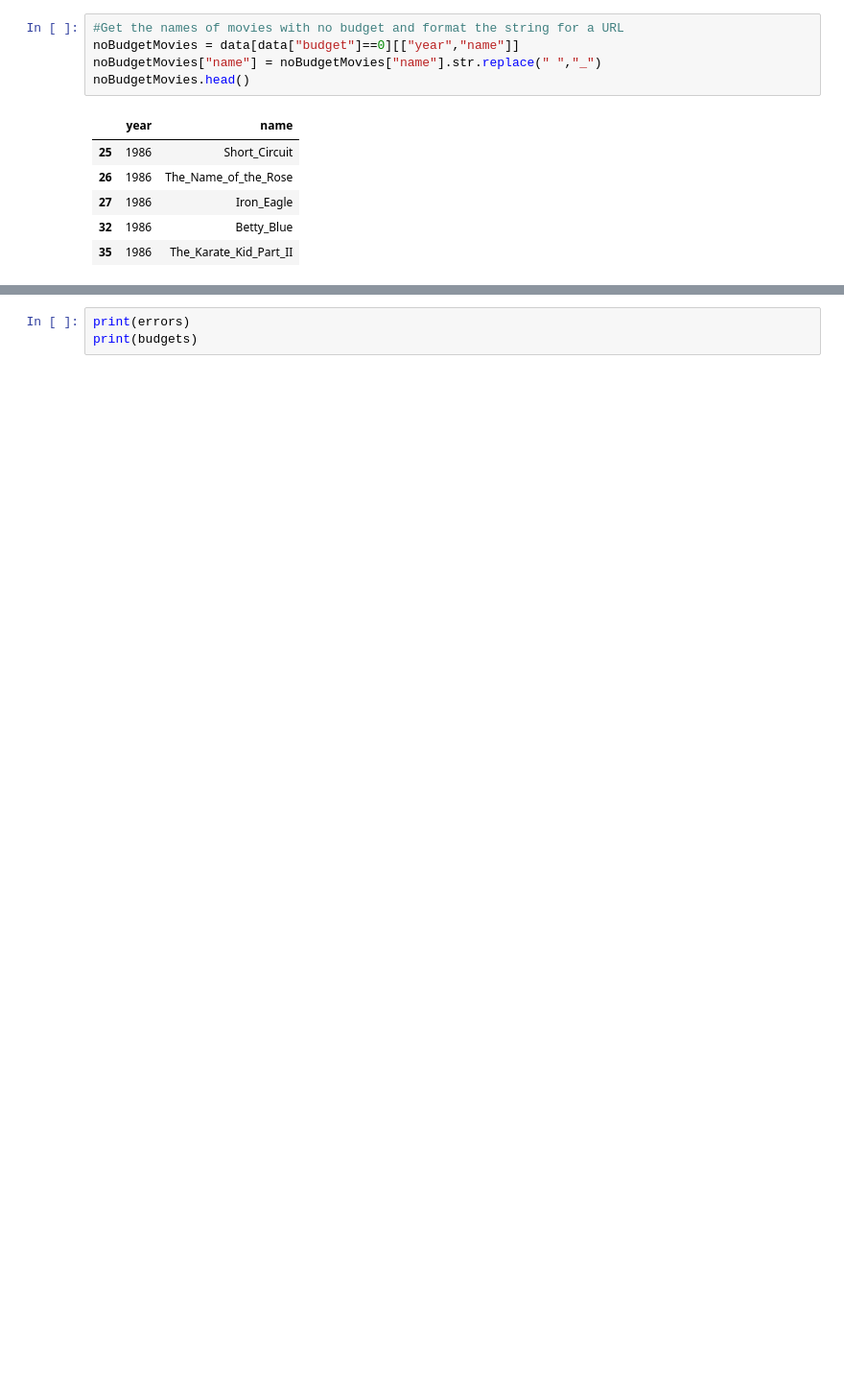
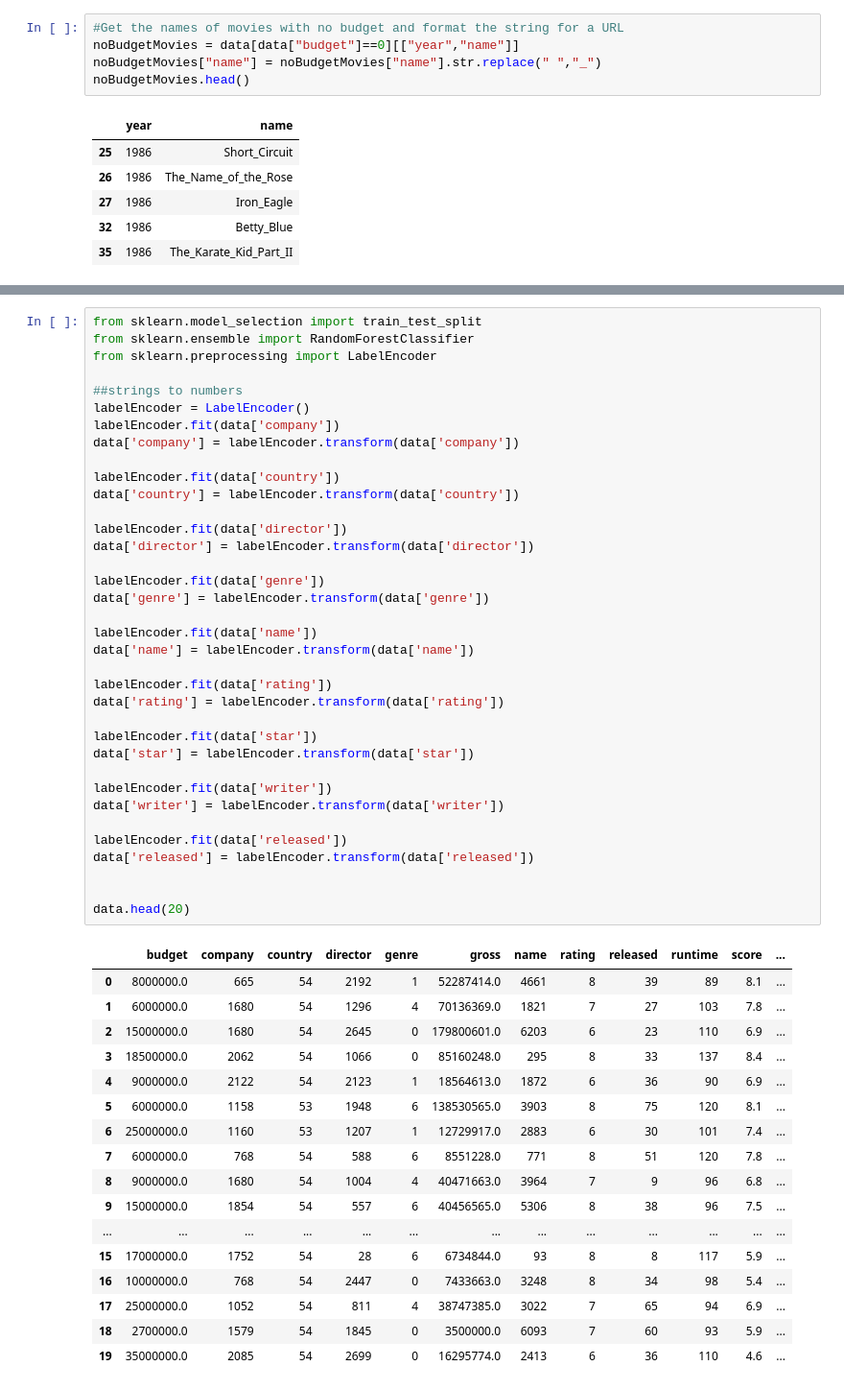
Before and after one commit to silverspitson/IDS2019_movies, a Jupyter notebook: Movies.ipynb, the cells around one changed output, grey strips where cells are left out. Shown at 96% size. Cells and saved outputs as stored; diff of their text form; blank space fills up the shorter version.

```diff
--- a/Movies.ipynb
+++ b/Movies.ipynb
@@ -121,3 +123,54 @@ for movieName in noBudgetMovies["name"]:
-# %%
-print(errors)
-print(budgets)
+# %%
+from sklearn.model_selection import train_test_split
+from sklearn.ensemble import RandomForestClassifier
+from sklearn.preprocessing import LabelEncoder
+
+##strings to numbers
+labelEncoder = LabelEncoder()
+labelEncoder.fit(data['company'])
+data['company'] = labelEncoder.transform(data['company'])
+
+labelEncoder.fit(data['country'])
+data['country'] = labelEncoder.transform(data['country'])
+
+labelEncoder.fit(data['director'])
+data['director'] = labelEncoder.transform(data['director'])
+
+labelEncoder.fit(data['genre'])
+data['genre'] = labelEncoder.transform(data['genre'])
+
+labelEncoder.fit(data['name'])
+data['name'] = labelEncoder.transform(data['name'])
+
+labelEncoder.fit(data['rating'])
+data['rating'] = labelEncoder.transform(data['rating'])
+
+labelEncoder.fit(data['star'])
+data['star'] = labelEncoder.transform(data['star'])
+
+labelEncoder.fit(data['writer'])
+data['writer'] = labelEncoder.transform(data['writer'])
+
+labelEncoder.fit(data['released'])
+data['released'] = labelEncoder.transform(data['released'])
+
+
+data.head(20)
+# %% [output]
+|  | budget | company | country | director | genre | gross | name | rating | released | runtime | score | ... |
+| 0 | 8000000.0 | 665 | 54 | 2192 | 1 | 52287414.0 | 4661 | 8 | 39 | 89 | 8.1 | ... |
+| 1 | 6000000.0 | 1680 | 54 | 1296 | 4 | 70136369.0 | 1821 | 7 | 27 | 103 | 7.8 | ... |
+| 2 | 15000000.0 | 1680 | 54 | 2645 | 0 | 179800601.0 | 6203 | 6 | 23 | 110 | 6.9 | ... |
+| 3 | 18500000.0 | 2062 | 54 | 1066 | 0 | 85160248.0 | 295 | 8 | 33 | 137 | 8.4 | ... |
+| 4 | 9000000.0 | 2122 | 54 | 2123 | 1 | 18564613.0 | 1872 | 6 | 36 | 90 | 6.9 | ... |
+| 5 | 6000000.0 | 1158 | 53 | 1948 | 6 | 138530565.0 | 3903 | 8 | 75 | 120 | 8.1 | ... |
+| 6 | 25000000.0 | 1160 | 53 | 1207 | 1 | 12729917.0 | 2883 | 6 | 30 | 101 | 7.4 | ... |
+| 7 | 6000000.0 | 768 | 54 | 588 | 6 | 8551228.0 | 771 | 8 | 51 | 120 | 7.8 | ... |
+| 8 | 9000000.0 | 1680 | 54 | 1004 | 4 | 40471663.0 | 3964 | 7 | 9 | 96 | 6.8 | ... |
+| 9 | 15000000.0 | 1854 | 54 | 557 | 6 | 40456565.0 | 5306 | 8 | 38 | 96 | 7.5 | ... |
+| ... | ... | ... | ... | ... | ... | ... | ... | ... | ... | ... | ... | ... |
+| 15 | 17000000.0 | 1752 | 54 | 28 | 6 | 6734844.0 | 93 | 8 | 8 | 117 | 5.9 | ... |
+| 16 | 10000000.0 | 768 | 54 | 2447 | 0 | 7433663.0 | 3248 | 8 | 34 | 98 | 5.4 | ... |
+| 17 | 25000000.0 | 1052 | 54 | 811 | 4 | 38747385.0 | 3022 | 7 | 65 | 94 | 6.9 | ... |
+| 18 | 2700000.0 | 1579 | 54 | 1845 | 0 | 3500000.0 | 6093 | 7 | 60 | 93 | 5.9 | ... |
+| 19 | 35000000.0 | 2085 | 54 | 2699 | 0 | 16295774.0 | 2413 | 6 | 36 | 110 | 4.6 | ... |
```
Also changed, not shown: parts of 4 cells of this notebook.
